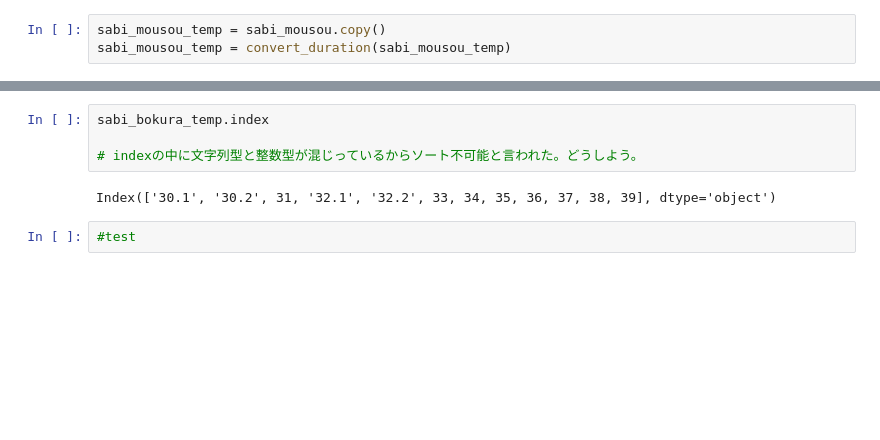
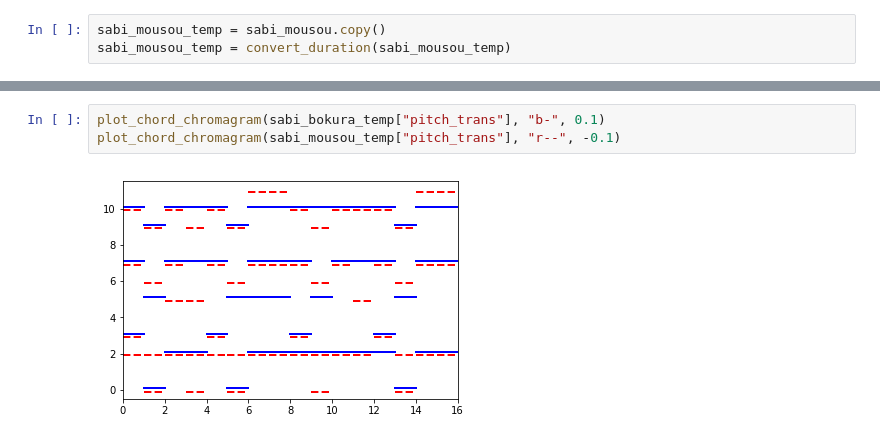
Before and after one commit to Linus-MK/audio_chord_analysis, a Jupyter notebook: perse_songle_api.ipynb, the cells around one changed output, grey strips where cells are left out. Saved outputs shown, nothing was run; the diff lists cells and outputs as text; blank space fills up the shorter version.

```diff
--- a/perse_songle_api.ipynb
+++ b/perse_songle_api.ipynb
@@ -564,8 +562,5 @@ TypeError: '<' not supported between instances of 'int' and 'str'
-# %%
-sabi_bokura_temp.index
-
-# indexの中に文字列型と整数型が混じっているからソート不可能と言われた。どうしよう。
-# %% [output]
-Index(['30.1', '30.2', 31, '32.1', '32.2', 33, 34, 35, 36, 37, 38, 39], dtype='object')
-# %%
-#test
+# %%
+plot_chord_chromagram(sabi_bokura_temp["pitch_trans"], "b-", 0.1)
+plot_chord_chromagram(sabi_mousou_temp["pitch_trans"], "r--", -0.1)
+# %% [output]
+[figure, added]
```
Also changed, not shown: parts of 10 cells of this notebook.
